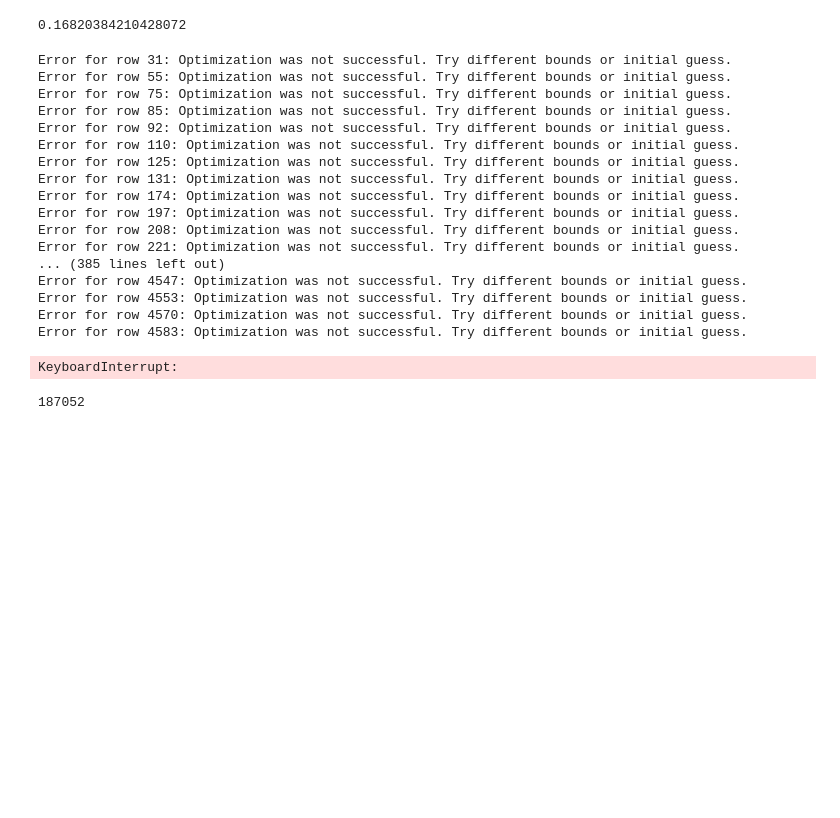
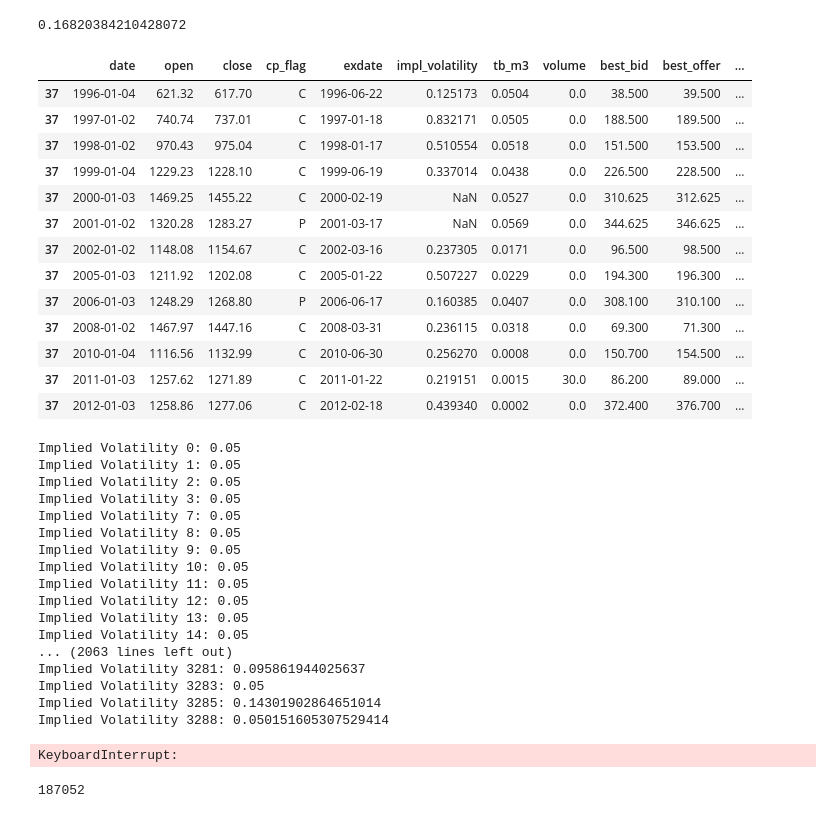
Before and after one commit to harrypandas/finm-32900_final_project, a Jupyter notebook: notebooks/data_review_hh.ipynb, the cells around one changed output. Saved outputs shown, nothing was run; the diff lists cells and outputs as text; code cells hidden in the pictures; blank space fills up the shorter version.

```diff
--- a/notebooks/data_review_hh.ipynb
+++ b/notebooks/data_review_hh.ipynb
@@ -234,6 +235,8 @@ test.to_frame()
 | index_price | 730.715 |
 | time_to_maturity | 130 |
 | time_to_maturity_yrs | 0.356164 |
+# %%
+opmt_l2_df['tb_m3'].ffill(inplace=True)
 # %%
 bsm_pricer.calc_implied_volatility(18.625, 730.715, 720, 0.36, .0504, 'P')
 # %% [output]
@@ -247,26 +251,43 @@ def calc_implied_volatility_wrapper(row):
         # Handle the error as per your requirement, you can print the error or return a default value
         print(f"Error for row {row.name}: {e}")
         return 0
+# %%
+opmt_l2_df.reset_index(inplace=True)
+# %% [output]
+|  | date | open | close | cp_flag | exdate | impl_volatility | tb_m3 | volume | best_bid | best_offer | ... |
+| 37 | 1996-01-04 | 621.32 | 617.70 | C | 1996-06-22 | 0.125173 | 0.0504 | 0.0 | 38.500 | 39.500 | ... |
+| 37 | 1997-01-02 | 740.74 | 737.01 | C | 1997-01-18 | 0.832171 | 0.0505 | 0.0 | 188.500 | 189.500 | ... |
+| 37 | 1998-01-02 | 970.43 | 975.04 | C | 1998-01-17 | 0.510554 | 0.0518 | 0.0 | 151.500 | 153.500 | ... |
+| 37 | 1999-01-04 | 1229.23 | 1228.10 | C | 1999-06-19 | 0.337014 | 0.0438 | 0.0 | 226.500 | 228.500 | ... |
+| 37 | 2000-01-03 | 1469.25 | 1455.22 | C | 2000-02-19 | NaN | 0.0527 | 0.0 | 310.625 | 312.625 | ... |
+| 37 | 2001-01-02 | 1320.28 | 1283.27 | P | 2001-03-17 | NaN | 0.0569 | 0.0 | 344.625 | 346.625 | ... |
+| 37 | 2002-01-02 | 1148.08 | 1154.67 | C | 2002-03-16 | 0.237305 | 0.0171 | 0.0 | 96.500 | 98.500 | ... |
+| 37 | 2005-01-03 | 1211.92 | 1202.08 | C | 2005-01-22 | 0.507227 | 0.0229 | 0.0 | 194.300 | 196.300 | ... |
+| 37 | 2006-01-03 | 1248.29 | 1268.80 | P | 2006-06-17 | 0.160385 | 0.0407 | 0.0 | 308.100 | 310.100 | ... |
+| 37 | 2008-01-02 | 1467.97 | 1447.16 | C | 2008-03-31 | 0.236115 | 0.0318 | 0.0 | 69.300 | 71.300 | ... |
+| 37 | 2010-01-04 | 1116.56 | 1132.99 | C | 2010-06-30 | 0.256270 | 0.0008 | 0.0 | 150.700 | 154.500 | ... |
+| 37 | 2011-01-03 | 1257.62 | 1271.89 | C | 2011-01-22 | 0.219151 | 0.0015 | 30.0 | 86.200 | 89.000 | ... |
+| 37 | 2012-01-03 | 1258.86 | 1277.06 | C | 2012-02-18 | 0.439340 | 0.0002 | 0.0 | 372.400 | 376.700 | ... |
 # %%
 opmt_l2_df['impl_vol_bsm'] = opmt_l2_df.apply(calc_implied_volatility_wrapper, axis=1)
 # %% [output]
-Error for row 31: Optimization was not successful. Try different bounds or initial guess.
-Error for row 55: Optimization was not successful. Try different bounds or initial guess.
-Error for row 75: Optimization was not successful. Try different bounds or initial guess.
-Error for row 85: Optimization was not successful. Try different bounds or initial guess.
-Error for row 92: Optimization was not successful. Try different bounds or initial guess.
-Error for row 110: Optimization was not successful. Try different bounds or initial guess.
-Error for row 125: Optimization was not successful. Try different bounds or initial guess.
-Error for row 131: Optimization was not successful. Try different bounds or initial guess.
-Error for row 174: Optimization was not successful. Try different bounds or initial guess.
-Error for row 197: Optimization was not successful. Try different bounds or initial guess.
-Error for row 208: Optimization was not successful. Try different bounds or initial guess.
-Error for row 221: Optimization was not successful. Try different bounds or initial guess.
-... (385 lines left out)
-Error for row 4547: Optimization was not successful. Try different bounds or initial guess.
-Error for row 4553: Optimization was not successful. Try different bounds or initial guess.
-Error for row 4570: Optimization was not successful. Try different bounds or initial guess.
-Error for row 4583: Optimization was not successful. Try different bounds or initial guess.
+Implied Volatility 0: 0.05
+Implied Volatility 1: 0.05
+Implied Volatility 2: 0.05
+Implied Volatility 3: 0.05
+Implied Volatility 7: 0.05
+Implied Volatility 8: 0.05
+Implied Volatility 9: 0.05
+Implied Volatility 10: 0.05
+Implied Volatility 11: 0.05
+Implied Volatility 12: 0.05
+Implied Volatility 13: 0.05
+Implied Volatility 14: 0.05
+... (2063 lines left out)
+Implied Volatility 3281: 0.095861944025637
+Implied Volatility 3283: 0.05
+Implied Volatility 3285: 0.14301902864651014
+Implied Volatility 3288: 0.050151605307529414
 KeyboardInterrupt:
 # %%
 len(opmt_l2_df.loc[opmt_l2_df['impl_volatility'].isna()])
```
Also changed, not shown: parts of 7 cells of this notebook.
